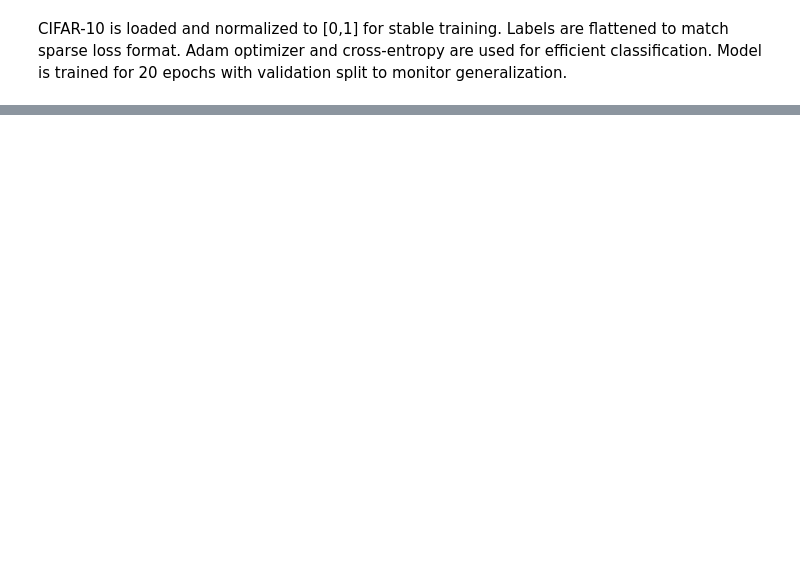
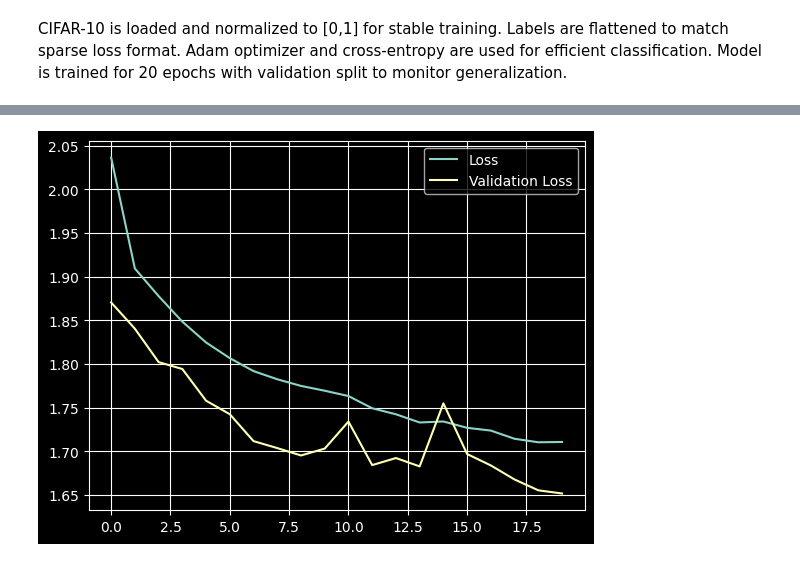
Before and after one commit to onnikiv/neuroverkkoprojekti, a Jupyter notebook: 1-cifar-10/MNIST-Keras-FCN.ipynb, the cells around one changed output, grey strips where cells are left out. Saved outputs shown, nothing was run; the diff lists cells and outputs as text; code cells hidden in the pictures; blank space fills up the shorter version.

```diff
--- a/1-cifar-10/MNIST-Keras-FCN.ipynb
+++ b/1-cifar-10/MNIST-Keras-FCN.ipynb
@@ -146,0 +141,20 @@ for k in range(10):
+# %%
+inputs = keras.Input(shape=(32, 32, 3))
+x = layers.Flatten()(inputs)
+x = layers.Dense(512, activation="relu")(x)
+x = layers.Dropout(0.2)(x)
+x = layers.Dense(256, activation="relu")(x)
+x = layers.Dropout(0.2)(x)
+x = layers.Dense(128, activation="relu")(x)
+x = layers.Dropout(0.2)(x)
+outputs = layers.Dense(10, activation="softmax")(x)
+
+model = keras.Model(inputs=inputs, outputs=outputs, name="cifar10_fcn_dropout")
+
+model.compile(
+    loss=keras.losses.SparseCategoricalCrossentropy(),
+    optimizer=keras.optimizers.Adam(),
+    metrics=["accuracy"],
+)
+
+history = model.fit(x_train, y_train, batch_size=32, epochs=20, validation_split=0.2)
@@ -146,0 +182,9 @@ for k in range(10):
+# %%
+# Plot training and validation loss per epoch
+plt.plot(history.history["loss"], label="Loss")
+plt.plot(history.history["val_loss"], label="Validation Loss")
+plt.legend()
+plt.grid()
+plt.show()
+# %% [output]
+[figure, added]
```
Also changed, not shown: parts of 13 cells of this notebook.
